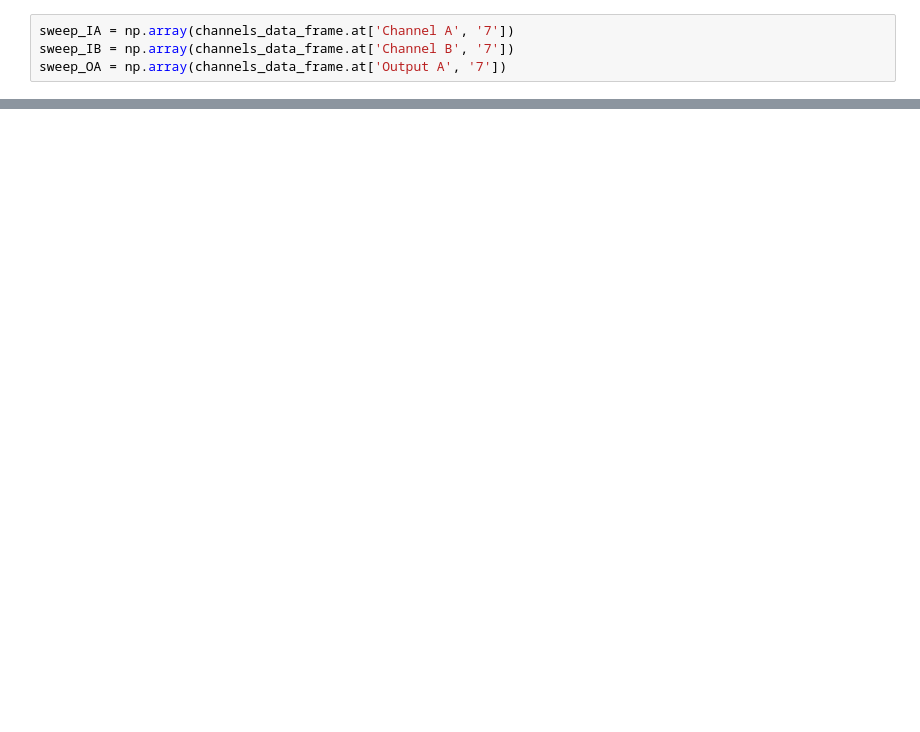
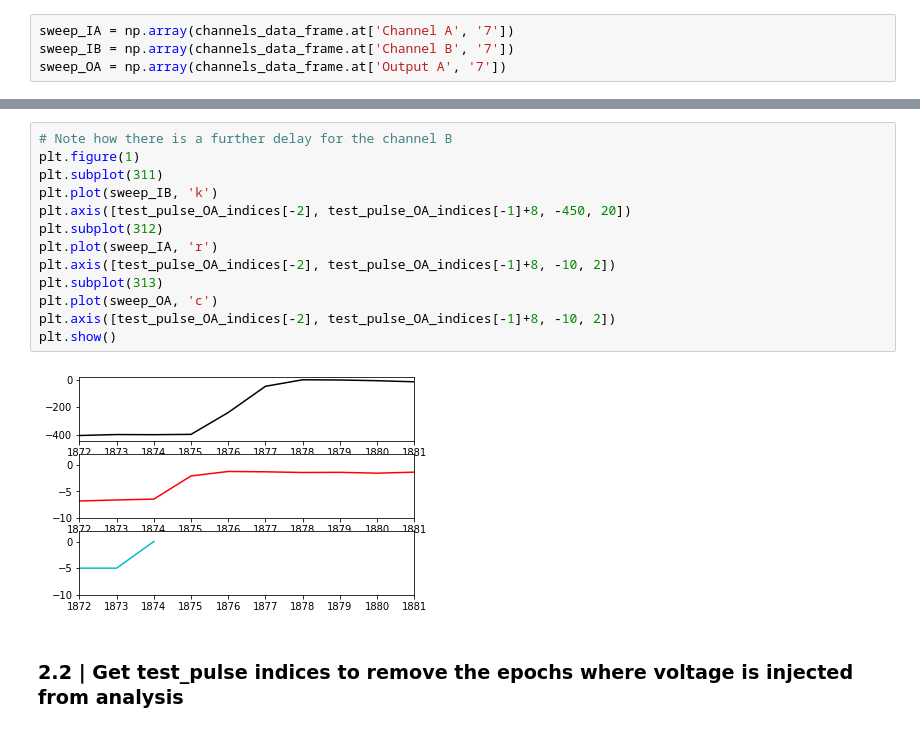
Before and after one commit to opavon/PAG_ephys_analysis, a Jupyter notebook: loose_seal/loose_seal_3_findspikes_develop.ipynb, the cells around one changed output, grey strips where cells are left out. Drawn from its saved outputs; the diff is of its cells as text; blank space fills up the shorter version.

```diff
--- a/loose_seal/loose_seal_3_findspikes_develop.ipynb
+++ b/loose_seal/loose_seal_3_findspikes_develop.ipynb
@@ -253,0 +123,17 @@ plt.axis([0, max(real_time_IB), -150, 100])
+# %%
+# Note how there is a further delay for the channel B
+plt.figure(1)
+plt.subplot(311)
+plt.plot(sweep_IB, 'k')
+plt.axis([test_pulse_OA_indices[-2], test_pulse_OA_indices[-1]+8, -450, 20])
+plt.subplot(312)
+plt.plot(sweep_IA, 'r')
+plt.axis([test_pulse_OA_indices[-2], test_pulse_OA_indices[-1]+8, -10, 2])
+plt.subplot(313)
+plt.plot(sweep_OA, 'c')
+plt.axis([test_pulse_OA_indices[-2], test_pulse_OA_indices[-1]+8, -10, 2])
+plt.show()
+# %% [output]
+[figure, added]
+# %% [markdown]
+### 2.2 | Get test_pulse indices to remove the epochs where voltage is injected from analysis
```
Also changed, not shown: parts of 25 cells of this notebook.
